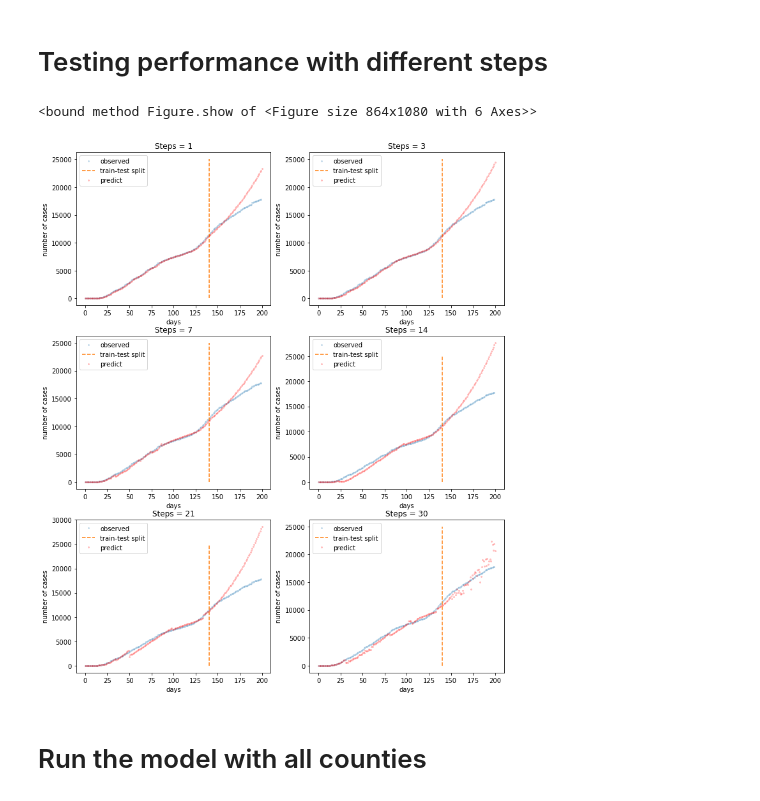
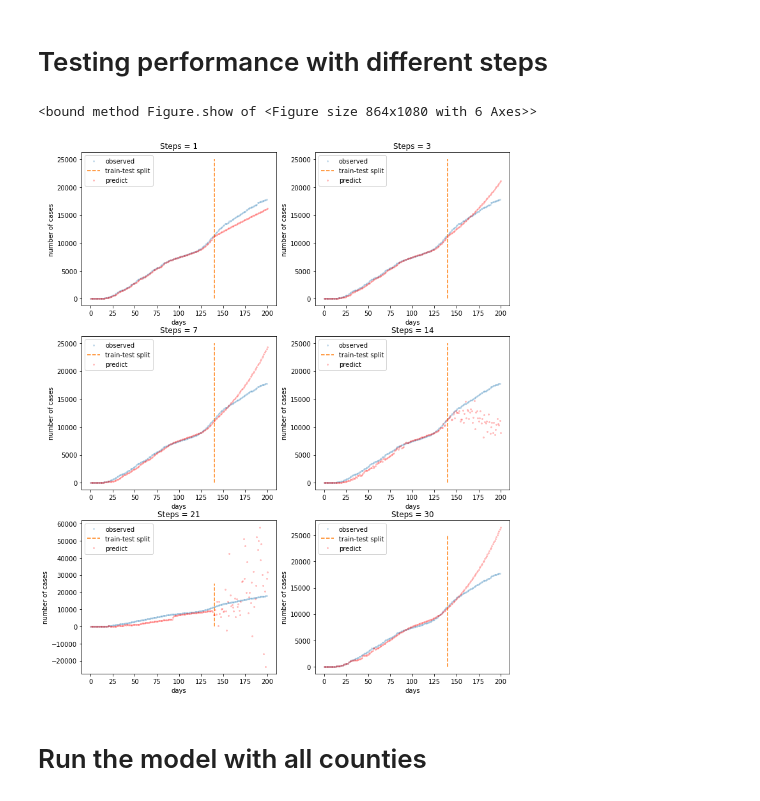
Before and after one commit to trannghia207/470Project, a Jupyter notebook: 470_Project_FLYT.ipynb, the cells around one changed output. Saved outputs shown, nothing was run; the diff lists cells and outputs as text; code cells hidden in the pictures.

Commit message:
debugging, rewrite make_prediction function

```diff
--- a/470_Project_FLYT.ipynb
+++ b/470_Project_FLYT.ipynb
@@ -213,3 +203,7 @@ yhat_array = make_prediction(cases_train, n_steps, stat_data_baltimore)
+# %%
+n_steps = 3
+test_train_split = 0.7
+yhat_array = make_prediction(COVID_baltimore_df, stat_data_baltimore, test_train_split, n_steps)
 # %%
 fig,ax = plt.subplots(figsize=(8,6),dpi=100)
 ax.plot(cases,'o',markersize=2,alpha=0.2,label='observed')
@@ -228,51 +222,36 @@ steps_list = [1,3,7,14,21,30]
 
 fig,ax = plt.subplots(3,2,figsize=(12,15))
 
 # By the way, take a look at these numpy commands: reshape and where
 rowcollist = np.arange(1,7)
 
 # 4,3 means 4 rows, 3 columns
 rowcollist = rowcollist.reshape(3,2)
 
 for i in range(0,len(rowcollist)):
     row,col = np.where(rowcollist == i+1)
     #print(row[0], col[0])
 
 # Perform prediction:
 for i in range(len(steps_list)):
     # choose a number of time steps (how many days to use for prediction)
     n_steps = steps_list[i]
+    test_train_split = 0.7
 
-    # split into samples
-    X, y = split_sequence(cases_train, n_steps,features_data)
-    # reshape from [samples, timesteps] into [samples, timesteps, features]
-    n_features = 1
-    X = X.reshape((X.shape[0], X.shape[1], n_features))
-
-    # define model
-    model = Sequential()
-    model.add(LSTM(50, activation='relu', input_shape=(n_steps+features_length, n_features)))  # features_length is length of features_data array
-    model.add(Dense(1))
-    model.compile(optimizer='adam', loss='mse')
-
-    # fit model
-    model.fit(X, y, epochs=200, verbose=0)
-
-    yhat_array = make_prediction(cases_train, n_steps, stat_data_baltimore)
-    #print(yhat_array)
+    yhat_array = make_prediction(COVID_baltimore_df, stat_data_baltimore, test_train_split, n_steps)
 
     row, col = np.where(rowcollist == i+1)
     ax[row[0]][col[0]].plot(cases,'o',markersize=2,alpha=0.2,label='observed')
     ax[row[0]][col[0]].plot([int(len(cases)*test_train_split),int(len(cases)*test_train_split)],[0,25000],'--',label='train-test split')
     ax[row[0]][col[0]].plot(np.append(cases[0:n_steps+1],yhat_array),'or',markersize=2,alpha=0.2,label='predict')
     ax[row[0]][col[0]].set_xlabel('days')
     ax[row[0]][col[0]].set_ylabel('number of cases')
     ax[row[0]][col[0]].legend()
     ax[row[0]][col[0]].set_title('Steps = ' + str(steps_list[i]))
 fig.show
 # %% [output]
 <bound method Figure.show of <Figure size 864x1080 with 6 Axes>>
-[figure, old version]
+[figure, new version]
 # %% [markdown]
 # Run the model with all counties
 # %%
```
Also changed, not shown: parts of 11 cells of this notebook.
